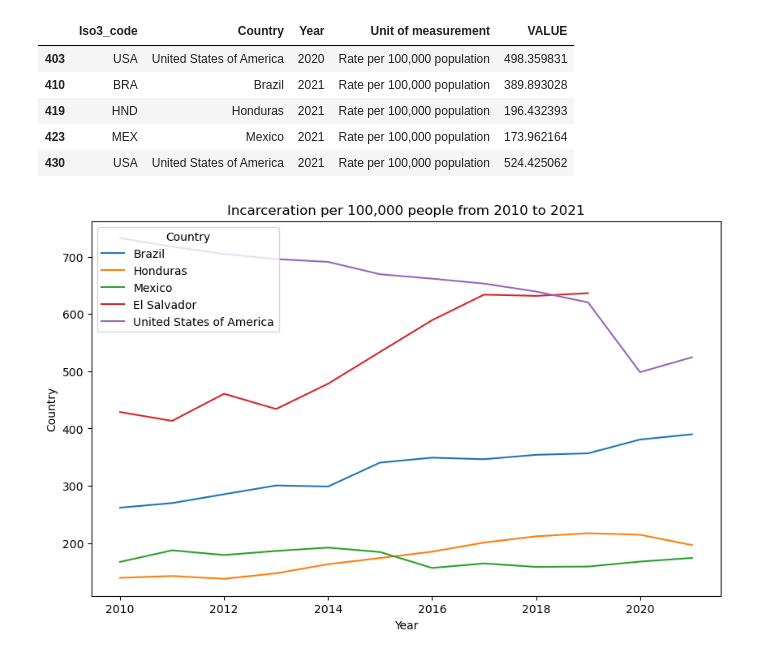
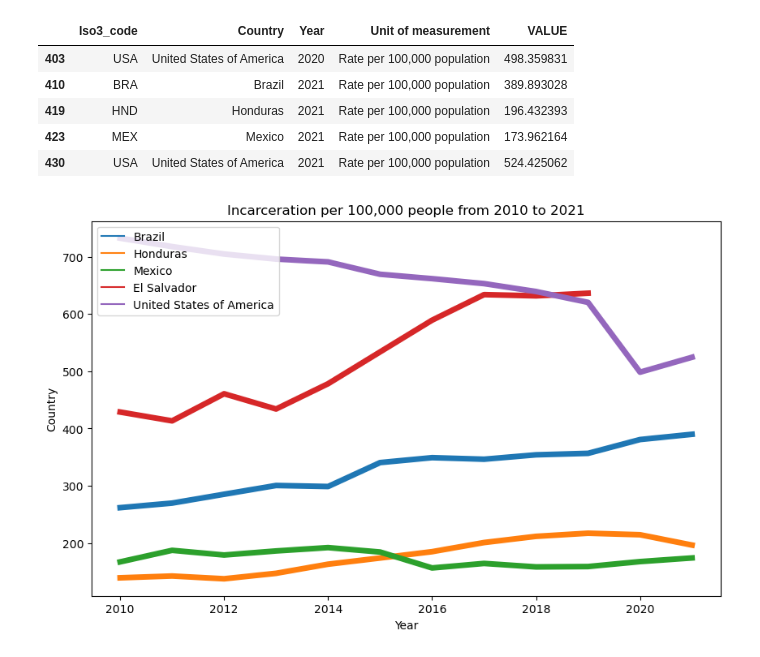
Before and after one commit to elliottjones56/project_5, a Jupyter notebook: Coding_Notebooks/Exploratory_Data_Analysis/Americas_General_Trends.ipynb, the cells around one changed output. Drawn from its saved outputs; the diff is of its cells as text; code cells hidden in the pictures.

```diff
--- a/Coding_Notebooks/Exploratory_Data_Analysis/Americas_General_Trends.ipynb
+++ b/Coding_Notebooks/Exploratory_Data_Analysis/Americas_General_Trends.ipynb
@@ -143,9 +143,10 @@ target_countries.tail()
 | 430 | USA | United States of America | 2021 | Rate per 100,000 population | 524.425062 |
 # %%
 plt.figure(figsize=(10,6))
-sns.lineplot(data=target_countries, x='Year', y='VALUE', hue='Country')
+sns.lineplot(data=target_countries, x='Year', y='VALUE', hue='Country', lw=5)
 plt.ylabel('Country')
 plt.title('Incarceration per 100,000 people from 2010 to 2021')
+plt.legend(loc='upper left')
 plt.savefig('../../Images/Incarceration_rates_all.png');
 # %% [output]
-[figure, old version]
+[figure, new version]
```
Also changed, not shown: 32 other files.
